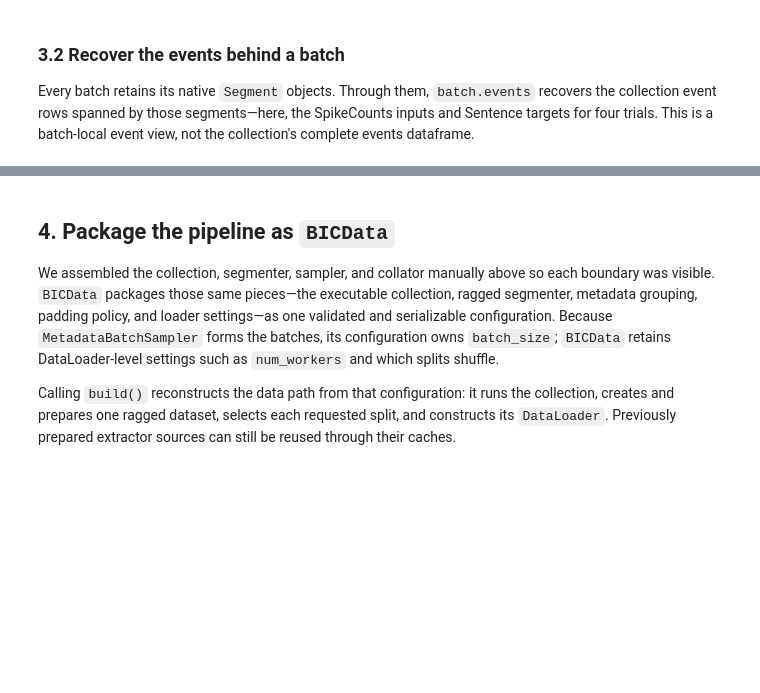
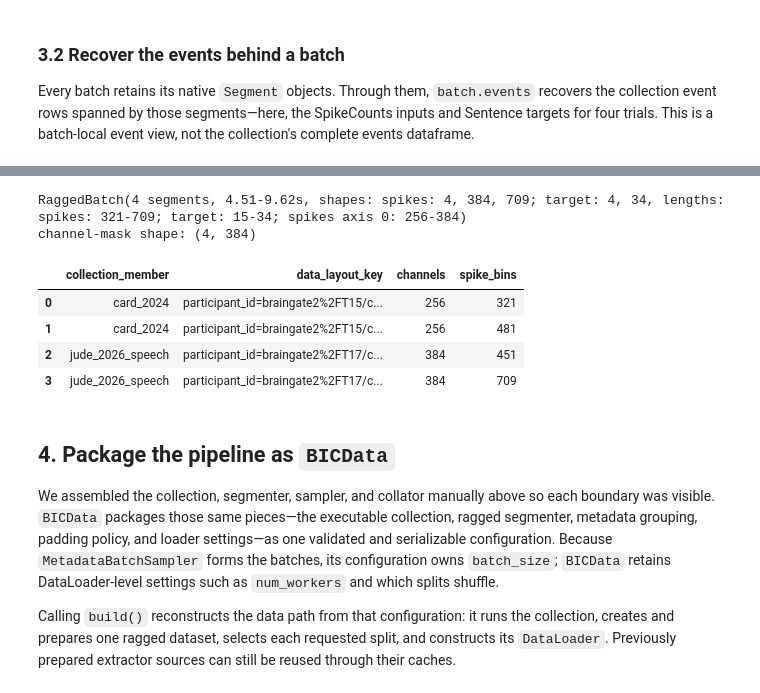
Before and after one commit to tetherto/neuralshed, a Jupyter notebook: docs/tutorials/03_collection_data_pipeline.ipynb, the cells around one changed output, grey strips where cells are left out. Drawn from its saved outputs; the diff is of its cells as text; code cells hidden in the pictures; blank space fills up the shorter version.

Commit message:
Added a second padding axis to mix different channel counts in one batch

```diff
--- a/docs/tutorials/03_collection_data_pipeline.ipynb
+++ b/docs/tutorials/03_collection_data_pipeline.ipynb
@@ -390,3 +434,36 @@ batch.events[[
+# %%
+mixed_train = mixed_dataset.select(mixed_dataset.metadata["split"].eq("train"))
+
+# Two training trials from each dataset
+members = mixed_train.metadata["collection_member"].to_numpy()
+rows = [
+    *np.flatnonzero(members == "card_2024")[:2],
+    *np.flatnonzero(members == "jude_2026_speech")[:2],
+]
+
+mixed_collator = RaggedCollator(fields={
+    "spikes": PadSpec(axis=-1, pad_value=0, extra_axes=(0,)),  # pad time and channels
+    "target": PadSpec(axis=0, pad_value=0),
+})
+mixed_batch = mixed_collator([mixed_train[int(row)] for row in rows])
+channel_mask = mixed_batch.valid_mask("spikes", axis=0)  # True on real channels
+print(mixed_batch)
+print("channel-mask shape:", tuple(channel_mask.shape))
+
+pd.DataFrame({
+    "collection_member": mixed_batch.metadata["collection_member"],
+    "data_layout_key": mixed_batch.metadata["data_layout_key"],
+    "channels": mixed_batch.extra_lengths["spikes"][0].tolist(),
+    "spike_bins": mixed_batch.lengths["spikes"].tolist(),
+})
+# %% [output]
+RaggedBatch(4 segments, 4.51-9.62s, shapes: spikes: 4, 384, 709; target: 4, 34, lengths: spikes: 321-709; target: 15-34; spikes axis 0: 256-384)
+channel-mask shape: (4, 384)
+|  | collection_member | data_layout_key | channels | spike_bins |
+| 0 | card_2024 | participant_id=braingate2%2FT15/c... | 256 | 321 |
+| 1 | card_2024 | participant_id=braingate2%2FT15/c... | 256 | 481 |
+| 2 | jude_2026_speech | participant_id=braingate2%2FT17/c... | 384 | 451 |
+| 3 | jude_2026_speech | participant_id=braingate2%2FT17/c... | 384 | 709 |
 # %% [markdown]
 ## 4. Package the pipeline as `BICData`
 
```
Also changed, not shown: parts of 3 cells of this notebook, 3 other files.
